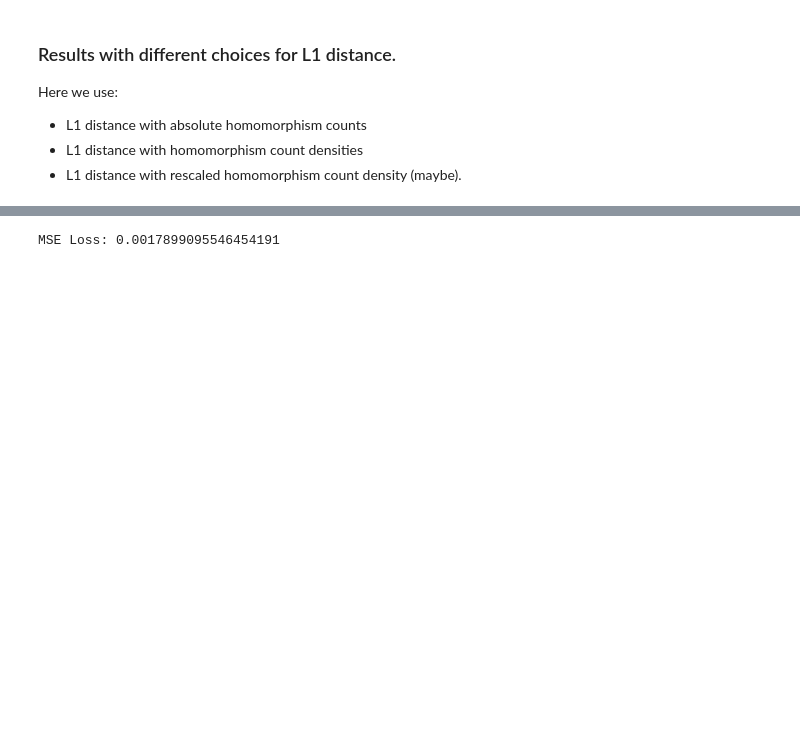
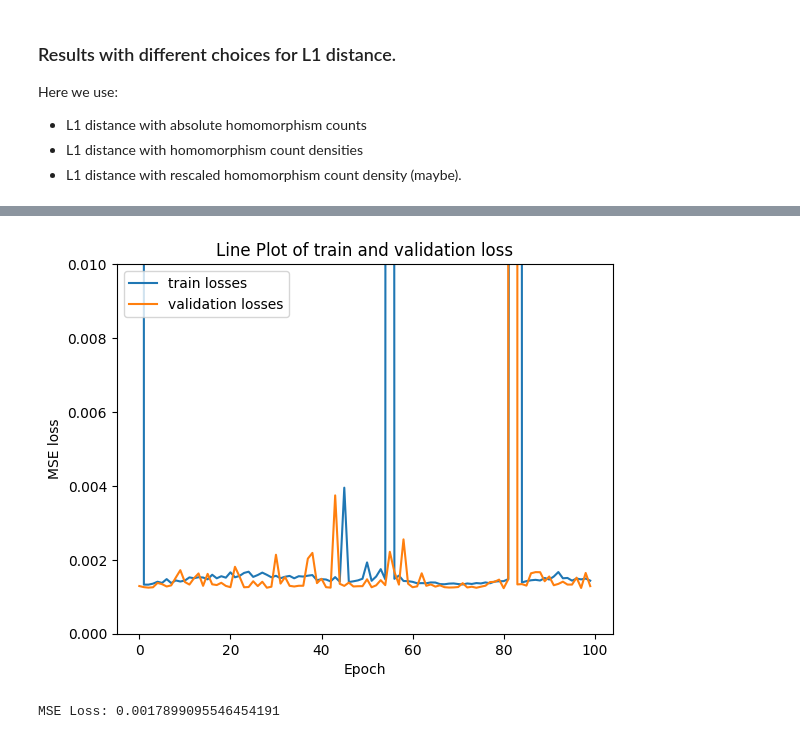
Before and after one commit to SDavenia/CL-GNN, a Jupyter notebook: different_metrics_scaling.ipynb, the cells around one changed output, grey strips where cells are left out. Drawn from its saved outputs; the diff is of its cells as text; code cells hidden in the pictures; blank space fills up the shorter version.

```diff
--- a/different_metrics_scaling.ipynb
+++ b/different_metrics_scaling.ipynb
@@ -59,5 +75,5 @@ model = GCN_pairs_distance(input_features=dataset.num_node_features, hidden_chan
 optimizer = torch.optim.Adam(model.parameters(), lr=0.01)
 criterion = torch.nn.MSELoss().to(device)
 # %%
-training_loop(model, train_loader, optimizer, criterion, val_loader, epoch_number=100)
+train_losses, validation_losses = training_loop(model, train_loader, optimizer, criterion, val_loader, epoch_number=100, return_losses=True)
 # %% [output]
@@ -81,3 +97,14 @@ Epoch: 100 | Time for 10 epochs: 0m 21s
+# %%
+plt.plot(train_losses, label = 'train losses')
+plt.plot(validation_losses, label = 'validation losses')
+plt.xlabel('Epoch')
+plt.ylabel('MSE loss')
+plt.ylim(0, 0.01)
+plt.title('Line Plot of train and validation loss')
+plt.legend()
+plt.show()
+# %% [output]
+[figure, added]
 # %%
 model = GCN_pairs_distance(input_features=dataset.num_node_features, hidden_channels=64, output_embeddings=300, name='GCN_L1_Counts_Density', dist = 'L1').to(device)
 model.load_state_dict(torch.load("models/GCN_L1_Counts_Density.pt"))
```
Also changed, not shown: parts of 7 cells of this notebook, 2 other files.
